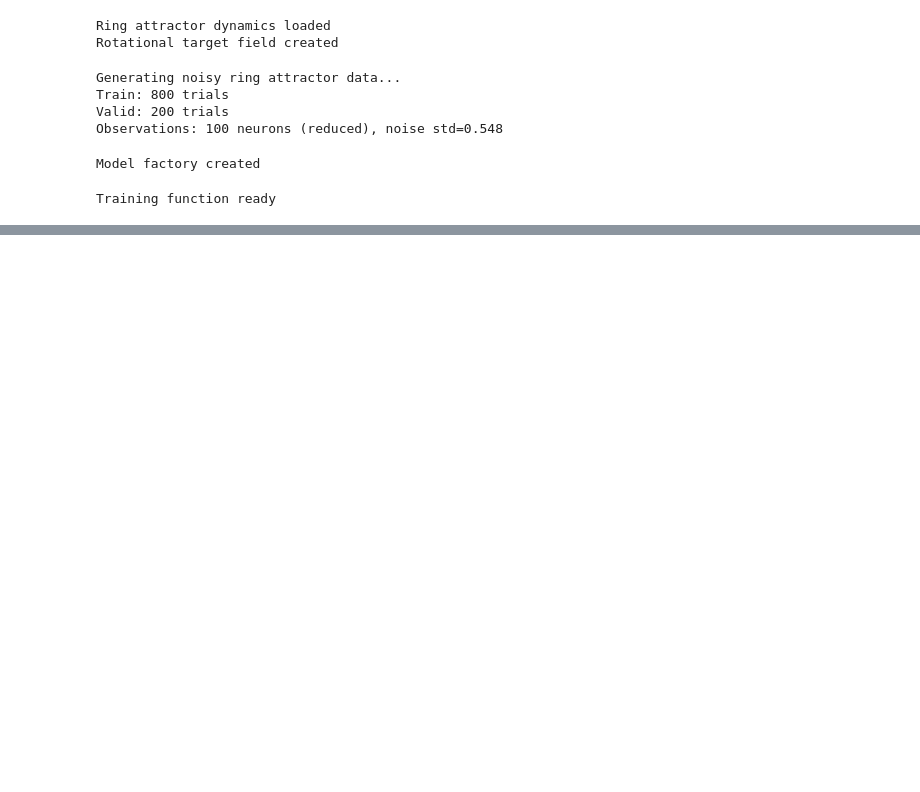
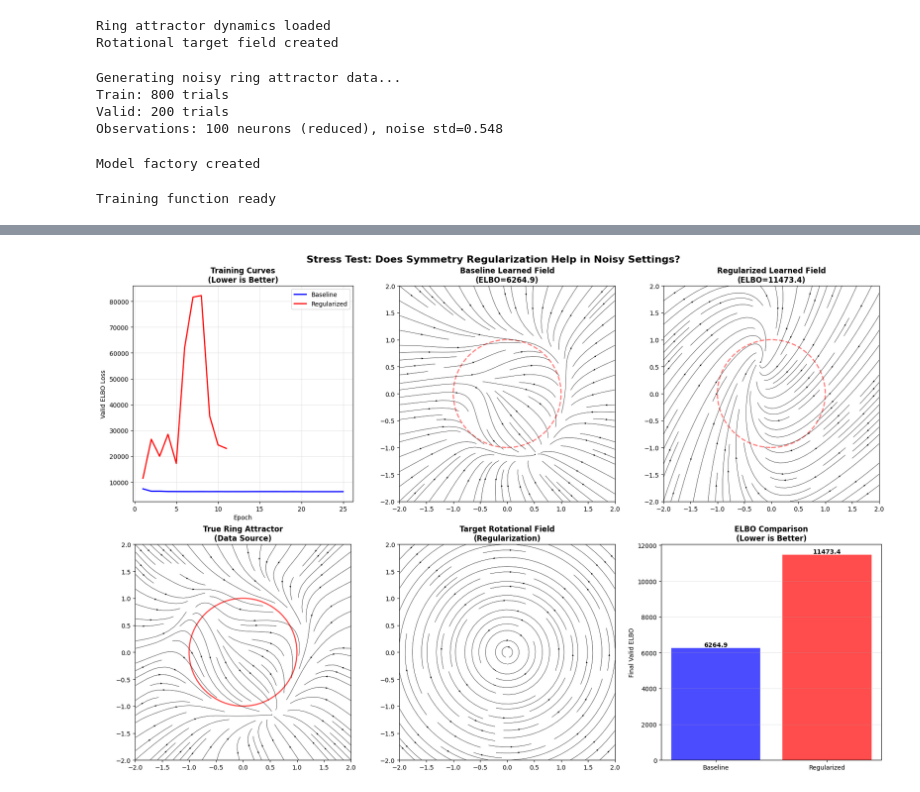
Before and after one commit to aliang9/symm_reg, a Jupyter notebook: in_progress/stress_test_symmetry.ipynb, the cells around one changed output, grey strips where cells are left out. Drawn from its saved outputs; the diff is of its cells as text; code cells hidden in the pictures; blank space fills up the shorter version.

```diff
--- a/in_progress/stress_test_symmetry.ipynb
+++ b/in_progress/stress_test_symmetry.ipynb
@@ -394 +399,12 @@ print("\nSaved: stress_test_results.png")
 Saved: stress_test_results.png
+# %%
+# Train WITH ROTATIONAL REGULARIZATION
+print("\n" + "=" * 60)
+print("REGULARIZED: Rotational symmetry (λ=1e-1)")
+print("=" * 60)
+
+torch.manual_seed(SEED)
+np.random.seed(SEED)
+
+ssm_regularized_higher = create_ssm(lambda_lie=5e1)
+history_regularized_higher, elbo_regularized_higher = train_model(ssm_regularized_higher, y_train, y_valid, "Regularized")
@@ -394,0 +419,81 @@ Saved: stress_test_results.png
+# %%
+# Visualize results
+fig, axes = plt.subplots(2, 3, figsize=(18, 12))
+
+# Training curves
+ax = axes[0, 0]
+epochs_b = range(1, len(history_baseline['train_elbo_loss']) + 1)
+epochs_r = range(1, len(history_regularized_higher['train_elbo_loss']) + 1)
+ax.plot(epochs_b, history_baseline['valid_elbo_loss'], 'b-', label='Baseline', linewidth=2)
+ax.plot(epochs_r, history_regularized_higher['valid_elbo_loss'], 'r-', label='Regularized', linewidth=2)
+ax.set_xlabel('Epoch')
+ax.set_ylabel('Valid ELBO Loss')
+ax.set_title('Training Curves\n(Lower is Better)', fontweight='bold')
+ax.legend()
+ax.grid(True, alpha=0.3)
+
+# Baseline vector field
+ax = axes[0, 1]
+ssm_baseline.eval()
+plot_utils.plot_two_d_vector_field(ssm_baseline.dynamics_mod.mean_fn, ax, min_xy=-2, max_xy=2)
+circle = plt.Circle((0, 0), 1.0, fill=False, color='red', linewidth=2, alpha=0.5, linestyle='--')
+ax.add_patch(circle)
+ax.set_title(f'Baseline Learned Field\n(ELBO={elbo_baseline:.1f})', fontweight='bold')
+ax.set_xlim(-2, 2)
+ax.set_ylim(-2, 2)
+ax.set_aspect('equal')
+
+# Regularized vector field
+ax = axes[0, 2]
+ssm_regularized.eval()
+plot_utils.plot_two_d_vector_field(ssm_regularized_higher.dynamics_mod.mean_fn, ax, min_xy=-2, max_xy=2)
+circle = plt.Circle((0, 0), 1.0, fill=False, color='red', linewidth=2, alpha=0.5, linestyle='--')
+ax.add_patch(circle)
+ax.set_title(f'Regularized Learned Field\n(ELBO={elbo_regularized_higher:.1f})', fontweight='bold')
+ax.set_xlim(-2, 2)
+ax.set_ylim(-2, 2)
+ax.set_aspect('equal')
+
+# True ring attractor
+ax = axes[1, 0]
+plot_utils.plot_two_d_vector_field(data_gen_dynamics.to('cpu'), ax, min_xy=-2, max_xy=2)
+circle = plt.Circle((0, 0), 1.0, fill=False, color='red', linewidth=2, alpha=0.7)
+ax.add_patch(circle)
+ax.set_title('True Ring Attractor\n(Data Source)', fontweight='bold')
+ax.set_xlim(-2, 2)
+ax.set_ylim(-2, 2)
+ax.set_aspect('equal')
+
+# Target rotational field
+ax = axes[1, 1]
+dt = 1e-2
+plot_utils.plot_two_d_vector_field(
+    lambda x: x + dt * target_rotation_field(x), ax, min_xy=-2, max_xy=2
+)
+ax.set_title('Target Rotational Field\n(Regularization)', fontweight='bold')
+ax.set_xlim(-2, 2)
+ax.set_ylim(-2, 2)
+ax.set_aspect('equal')
+
+# ELBO comparison bar chart
+ax = axes[1, 2]
+bars = ax.bar(['Baseline', 'Regularized'], [elbo_baseline, elbo_regularized_higher],
+              color=['blue', 'red'], alpha=0.7)
+ax.set_ylabel('Final Valid ELBO')
+ax.set_title('ELBO Comparison\n(Lower is Better)', fontweight='bold')
+ax.grid(True, alpha=0.3, axis='y')
+# Add values on bars
+for bar in bars:
+    height = bar.get_height()
+    ax.text(bar.get_x() + bar.get_width()/2., height,
+            f'{height:.1f}', ha='center', va='bottom', fontweight='bold')
+
+plt.suptitle('Stress Test: Does Symmetry Regularization Help in Noisy Settings?',
+             fontsize=16, fontweight='bold')
+plt.tight_layout()
+plt.savefig('stress_test_results.png', dpi=300, bbox_inches='tight')
+plt.show()
+
+print("\nSaved: stress_test_results.png")
+# %% [output]
+[figure, added]
```
Also changed, not shown: parts of 8 cells of this notebook, 1 other file.
